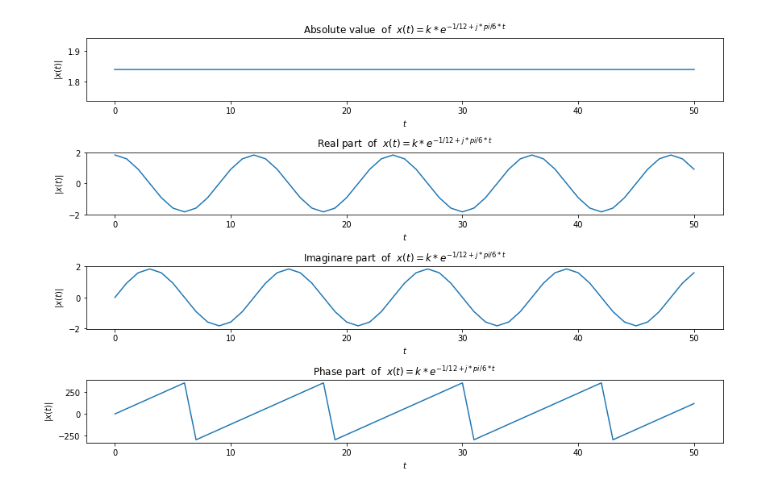
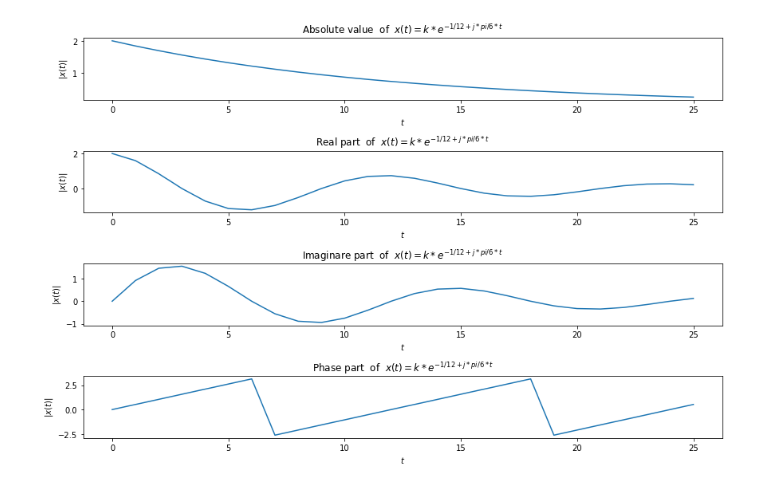
Before and after one commit to Sagor0078/Signal_and_Systems, a Jupyter notebook: 11.ipynb, the cells around one changed output. Drawn from its saved outputs; the diff is of its cells as text; code cells hidden in the pictures.

```diff
--- a/11.ipynb
+++ b/11.ipynb
@@ -3,30 +3,33 @@
 # %%
 import matplotlib.pyplot as plt
 import numpy as np
 
-t = np.arange(0,51)
+t = np.array([0,1,2,3,4,5,6,7,8,9,10,11,12,13,14,15,16,17,18,19,20,21,22,23,24,25])
 k = 2
+c = -(1/12) + (np.pi/6)*1j
+y = k*np.exp(c*t)
+
 plt.figure(figsize=(12,8))
 plt.subplot(4,1,1)
-plt.plot(t, k*np.abs(np.exp((-1/12)+1j*(np.pi/6)*t)))
+plt.plot(t, np.abs(y))
 plt.xlabel(r'$t$')
 plt.ylabel(r'$|x(t)|$')
 plt.title(r'Absolute value  of  $x(t)=k*e^{-1/12 + j *pi/6* t}$');
 plt.subplot(4,1,2)
-plt.plot(t, k*np.exp((-1/12)+1j*(np.pi/6)*t).real )
+plt.plot(t, y.real)
 plt.xlabel(r'$t$')
 plt.ylabel(r'$|x(t)|$')
 plt.title(r'Real part  of  $x(t)=k*e^{-1/12 + j *pi/6* t}$');
 plt.subplot(4,1,3)
-plt.plot(t, k*np.exp((-1/12)+1j*(np.pi/6)*t).imag )
+plt.plot(t, y.imag )
 plt.xlabel(r'$t$')
 plt.ylabel(r'$|x(t)|$')
 plt.title(r'Imaginare part  of  $x(t)=k*e^{-1/12 + j *pi/6* t}$');
 plt.subplot(4,1,4)
-plt.plot(t, k*np.angle(np.exp((-1/12)+1j*(np.pi/6)*t))*360/(2*np.pi))
+plt.plot(t, np.angle((y)*360/(2*np.pi)))
 plt.xlabel(r'$t$')
 plt.ylabel(r'$|x(t)|$')
 plt.title(r'Phase part  of  $x(t)=k*e^{-1/12 + j *pi/6* t}$');
 plt.tight_layout()
 # %% [output]
-[figure, old version]
+[figure, new version]
```
